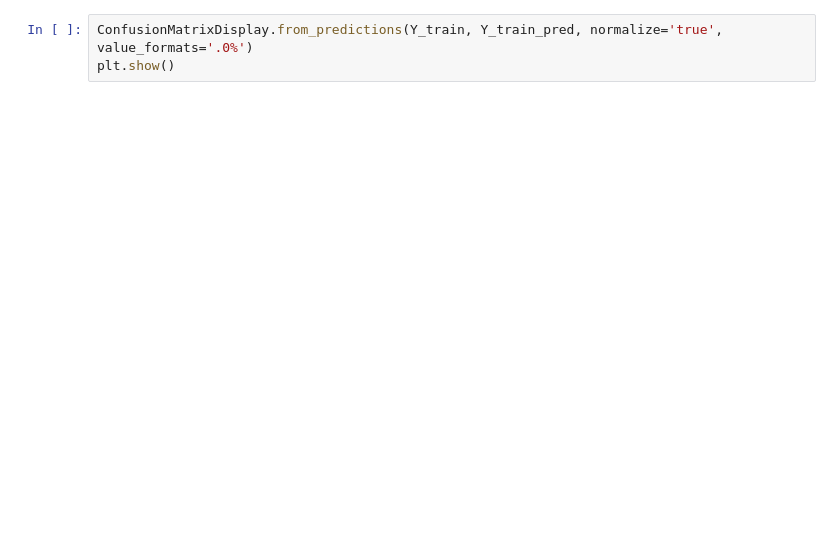
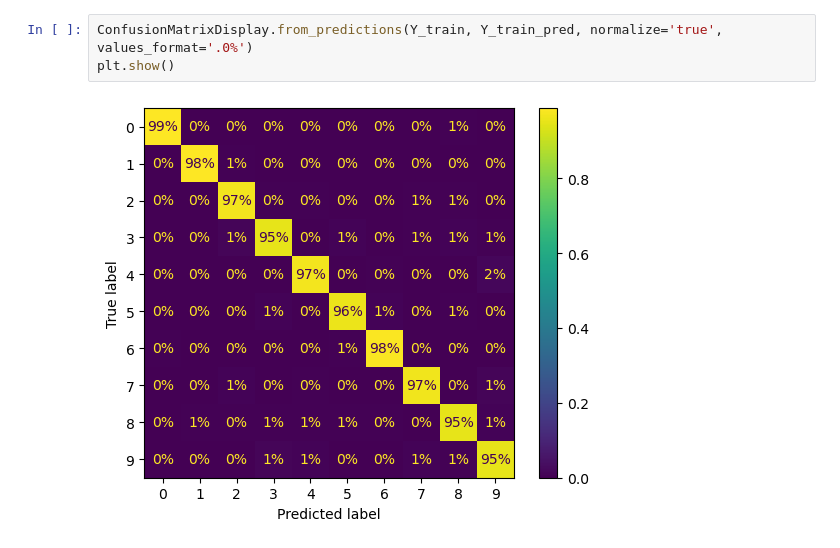
Before and after one commit to Marcelo7542/Handwritten-digits-classifier, a Jupyter notebook: Mnist-RFC.ipynb, the cells around one changed output. Saved outputs shown, nothing was run; the diff lists cells and outputs as text; blank space fills up the shorter version.

```diff
--- a/Mnist-RFC.ipynb
+++ b/Mnist-RFC.ipynb
@@ -35,5 +38,7 @@ plt.show()
 # %%
-ConfusionMatrixDisplay.from_predictions(Y_train, Y_train_pred, normalize='true', value_formats='.0%')
+ConfusionMatrixDisplay.from_predictions(Y_train, Y_train_pred, normalize='true', values_format='.0%')
 plt.show()
+# %% [output]
+[figure, added]
 # %%
 Errors = (Y_train_pred != Y_train)
```
Also changed, not shown: parts of 8 cells of this notebook, 4 other files.
